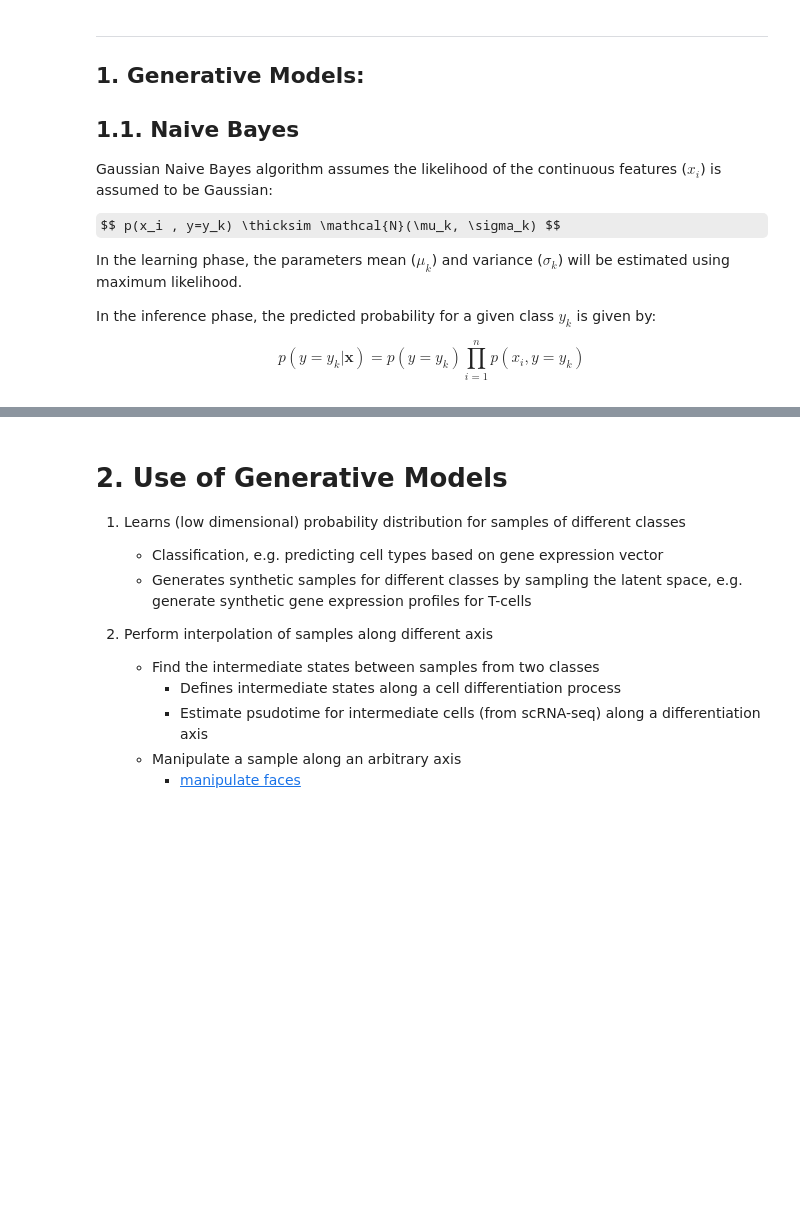
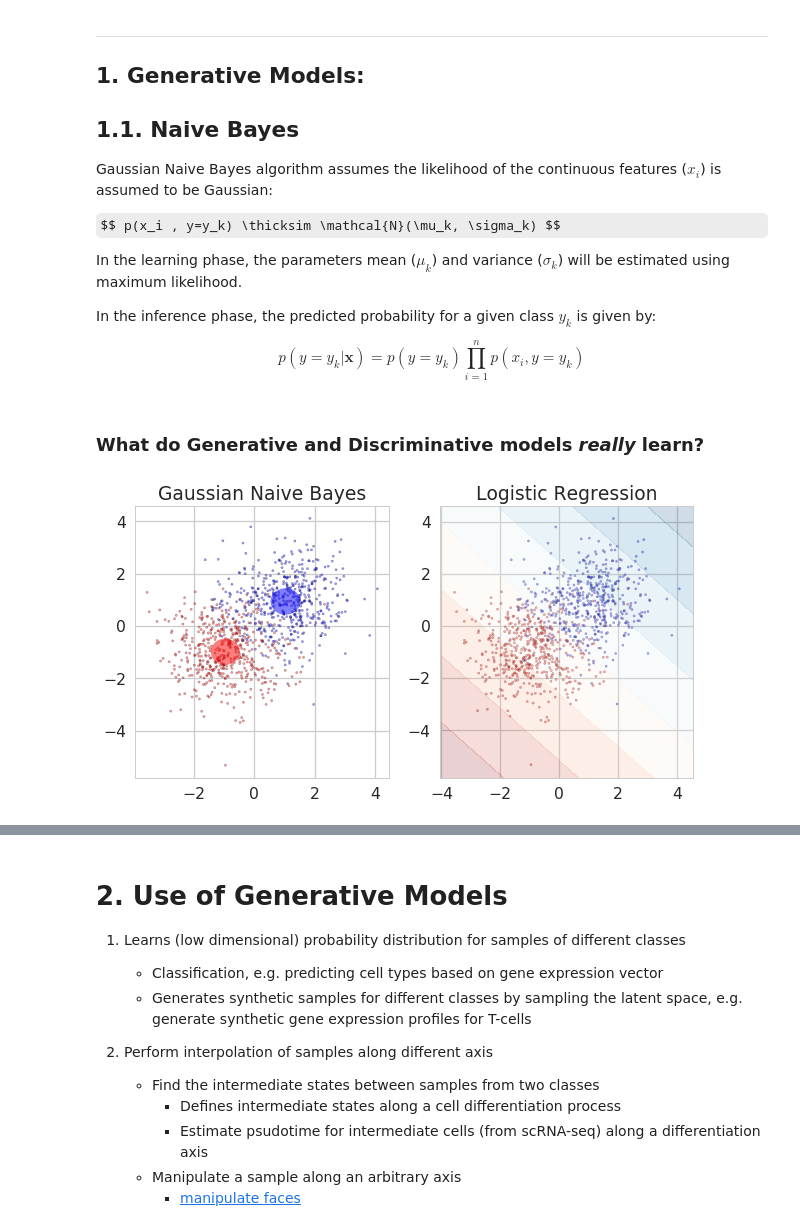
Before and after one commit to wangz10/Generative-Models, a Jupyter notebook: Main.ipynb, the cells around one changed output, grey strips where cells are left out. Drawn from its saved outputs; the diff is of its cells as text; code cells hidden in the pictures; some formulas as TeX source; blank space fills up the shorter version.

Commit message:
Added GNB vs Logit comparison

```diff
--- a/Main.ipynb
+++ b/Main.ipynb
@@ -39,3 +62,52 @@ $$ p(y=y_k | \mathbf{x}) = p(y=y_k) \prod_{i=1}^n p(x_i , y=y_k) $$
+# %% [markdown]
+### What do Generative and Discriminative models _really_ learn?
+# %%
+# Simulate some data
+X, y = make_blobs(n_samples=1000, n_features=2, shuffle=False,
+                 centers=[(-1,-1), (1,1)])
+# Fit NB and Logit
+nb = naive_bayes.GaussianNB()
+logit = linear_model.LogisticRegression()
+nb.fit(X, y)
+logit.fit(X, y)
+
+h = .02  # step size in the mesh
+x_min, x_max = X[:, 0].min() - .5, X[:, 0].max() + .5
+y_min, y_max = X[:, 1].min() - .5, X[:, 1].max() + .5
+xx, yy = np.meshgrid(np.arange(x_min, x_max, h),
+                     np.arange(y_min, y_max, h))
+# just plot the dataset first
+cm = plt.cm.RdBu
+colors = ['#FF0000', '#0000FF']
+cm_bright = ListedColormap(colors)
+fig = plt.figure(figsize=(10, 5))
+ax1 = fig.add_subplot(121)
+ax2 = fig.add_subplot(122)
+for ax in [ax1, ax2]:
+    # Plot the data points
+    ax.scatter(X[:, 0], X[:, 1], c=y, cmap=cm_bright,
+               alpha=0.4,
+               s=5,
+               edgecolors='k')
+
+# Plot the learned mean and variance from NB
+for c in range(2):
+    mean = nb.theta_[c]
+    var = nb.sigma_[c]
+    e = Ellipse(xy=mean, width=var[0], height=var[1])
+    ax1.add_artist(e)
+    e.set_alpha(0.5)
+    e.set_facecolor(colors[c])
+
+ax1.set_title('Gaussian Naive Bayes')
+
+# Plot the decision function from Logit
+Z2 = logit.decision_function(np.c_[xx.ravel(), yy.ravel()])
+Z2 = Z2.reshape(xx.shape)
+ax2.contourf(xx, yy, Z2, cmap=cm, alpha=.2)
+ax2.set_title('Logistic Regression');
+# %% [output]
+[figure, added]
 # %% [markdown]
 ## 1.2. Deep Generative Models
 - VAE
```
Also changed, not shown: parts of 2 cells of this notebook.
